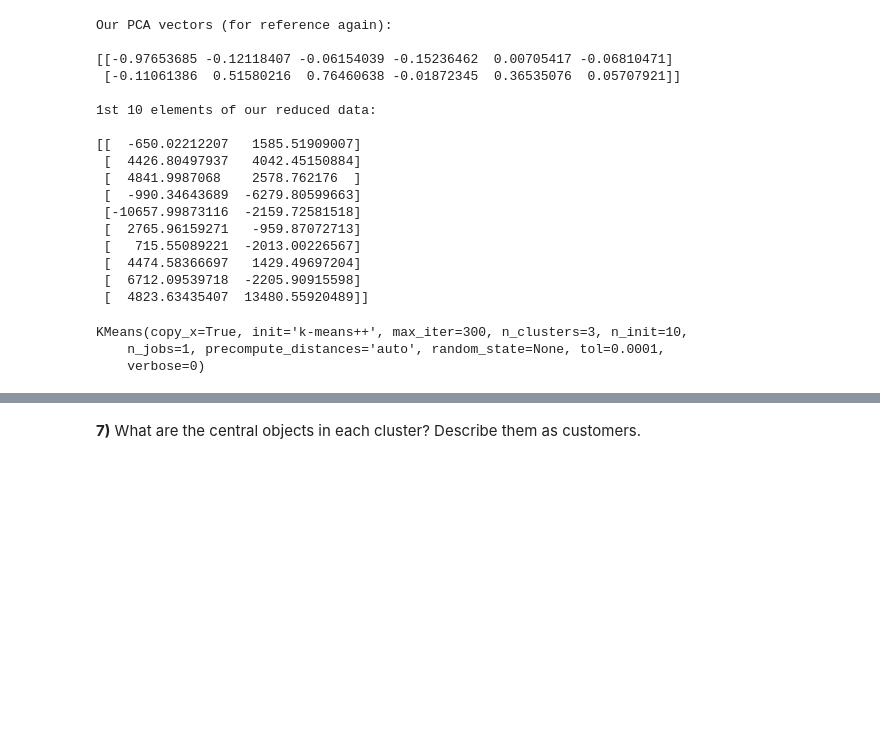
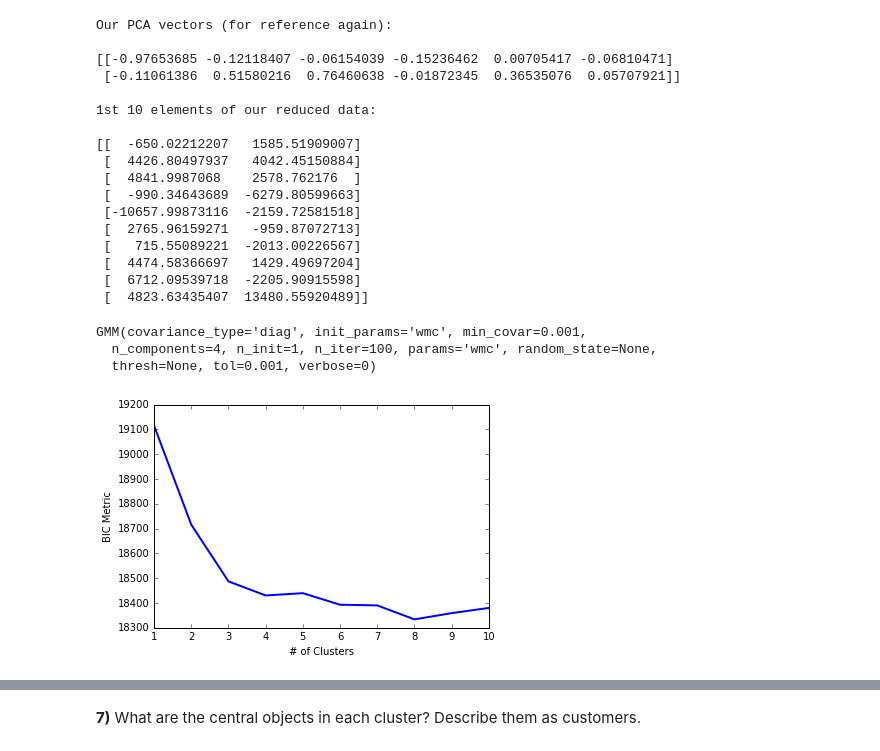
Before and after one commit to xjdeng/customer_segments, a Jupyter notebook: customer_segments.ipynb, the cells around one changed output, grey strips where cells are left out. Cells and saved outputs as stored; diff of their text form; code cells hidden in the pictures; blank space fills up the shorter version.

```diff
--- a/customer_segments.ipynb
+++ b/customer_segments.ipynb
@@ -178,13 +187,22 @@ Our PCA vectors (for reference again):
 # %%
 # TODO: Implement your clustering algorithm here, and fit it to the reduced data for visualization
 # The visualizer below assumes your clustering object is named 'clusters'
-
-clusters = KMeans(n_clusters = 3).fit(reduced_data)
+mybic = []
+for i in range(1,11):
+    testcluster = GMM(n_components = i).fit(reduced_data)
+    mybic.append(testcluster.bic(reduced_data))
+xlabels = [1,2,3,4,5,6,7,8,9,10]
+plt.figure(3)
+plt.plot(xlabels,mybic,lw=2)
+plt.xlabel("# of Clusters")
+plt.ylabel("BIC Metric")
+clusters = GMM(n_components = 4).fit(reduced_data)
 print clusters
 # %% [output]
-KMeans(copy_x=True, init='k-means++', max_iter=300, n_clusters=3, n_init=10,
-    n_jobs=1, precompute_distances='auto', random_state=None, tol=0.0001,
-    verbose=0)
+GMM(covariance_type='diag', init_params='wmc', min_covar=0.001,
+  n_components=4, n_init=1, n_iter=100, params='wmc', random_state=None,
+  thresh=None, tol=0.001, verbose=0)
+[figure, added]
 # %%
 # Plot the decision boundary by building a mesh grid to populate a graph.
 x_min, x_max = reduced_data[:, 0].min() - 1, reduced_data[:, 0].max() + 1
```
Also changed, not shown: parts of 9 cells of this notebook, 2 other files.
